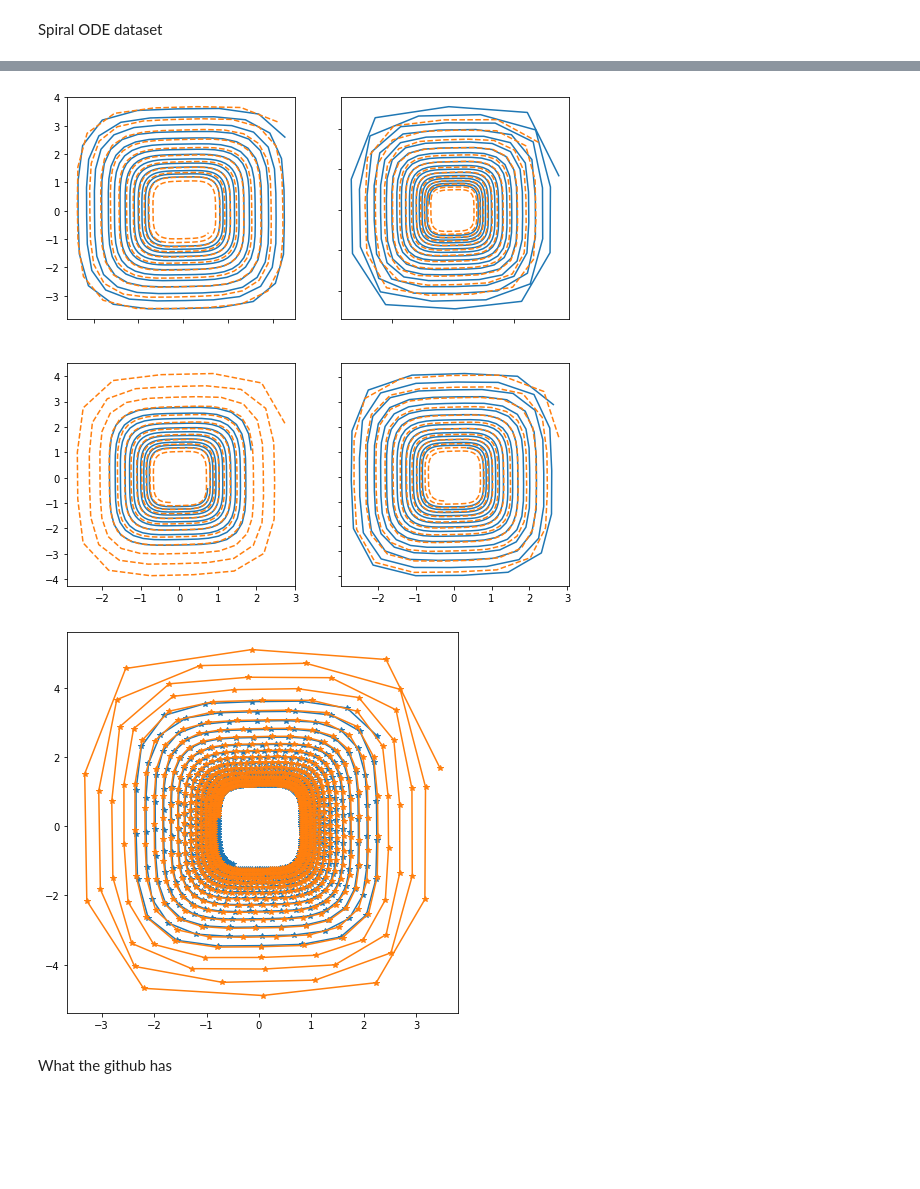
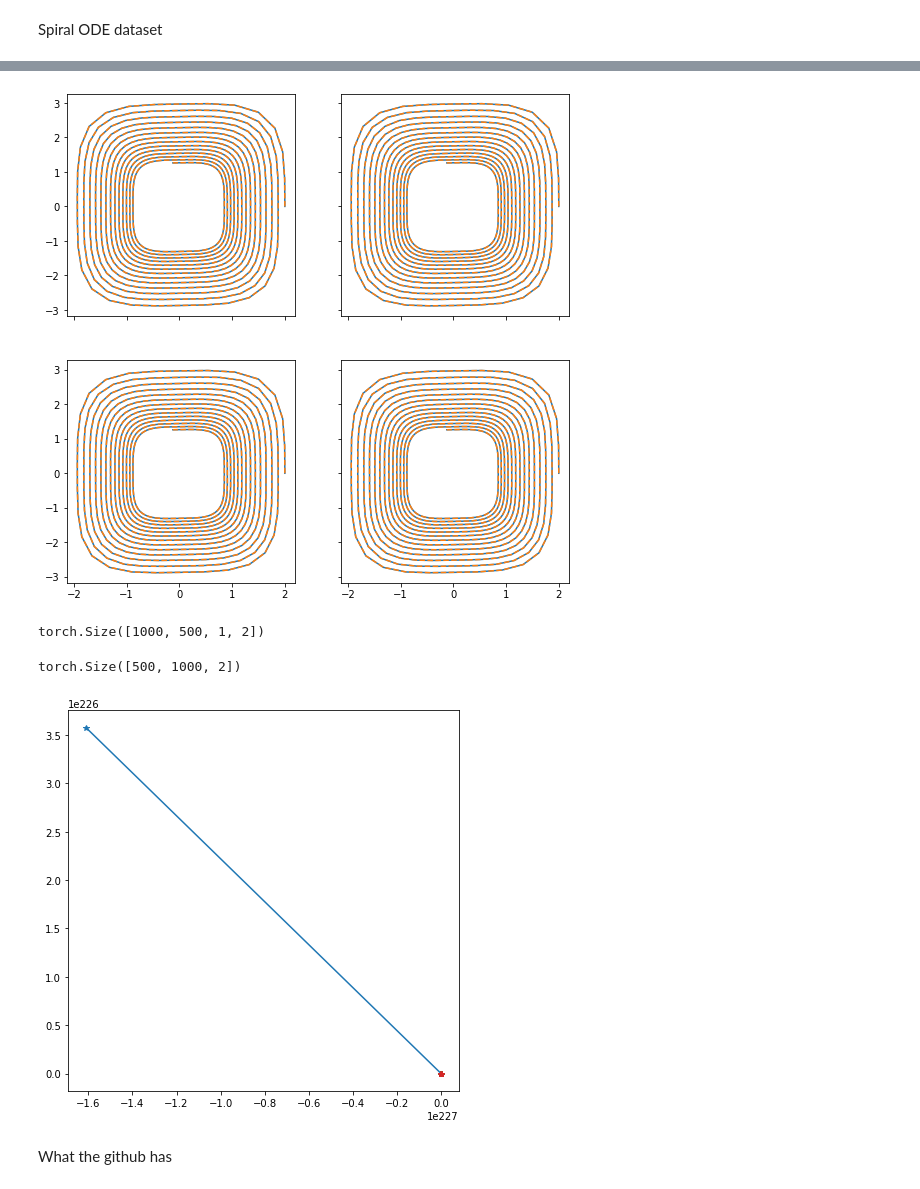
Before and after one commit to IlzeAmandaA/MoNODE, a Jupyter notebook: rnd.ipynb, the cells around one changed output, grey strips where cells are left out. Cells and saved outputs as stored; diff of their text form; code cells hidden in the pictures; blank space fills up the shorter version.

Commit message:
updated minor things, change spiral dataset

```diff
--- a/rnd.ipynb
+++ b/rnd.ipynb
@@ -41,16 +41,18 @@ def gen_spiral_data(data_path, N=500, T=1000, dt=0.01):
 		return (x**3) @ A
 
 	#coefficients
-	A  = torch.tensor(np.array([[-0.1, 10.0], [-2.0, -0.1]])) + torch.rand((2,2))*0.1
+	A  = torch.tensor(np.array([[-0.1, 2.0], [-2.0, -0.1]])) + torch.rand((N,2,2))*0.1
+	print(A)
 
 	#ode
 	odef_ = lambda t,x: odef(t,x,A)
 
 	#starting points
-	X0 = torch.tensor(np.random.uniform(low=1, high=3, size=(N,2)))
+	#X0 = torch.tensor([[2., 0.]], dtype=A.dtype).repeat(N,1,1)
+	X0 = torch.tensor(np.random.uniform(low=1, high=3, size=(N,1,2)))  #N,2
 	X0 = X0 + 1*torch.rand_like(X0)
 	ts = torch.arange(T)*dt
 
 	#generate sequences
-	Xt = odeint(odef_, X0, ts, method='dopri5') # T,N,dim
+	Xt = odeint(odef_, X0, ts, method='dopri5') # T,N,dim dopri5
 	return Xt
@@ -98,16 +123,28 @@ def plot_spiral(X, Xrec, show=False, fname='predictions.png', N=None, D=None, C=
         plt.savefig(fname)
         plt.close()
 # %%
-plot_spiral(zv, xt.unsqueeze(0), show=True, N=2, C=2)
+plot_spiral(xt, xt.unsqueeze(0), show=True, N=2, C=2)
 # %% [output]
-[figure, old version]
+[figure, new version]
+# %%
+xt.shape
+# %% [output]
+torch.Size([1000, 500, 1, 2])
+# %%
+xt = xt.permute(1,0,2,3)
+# %%
+xt  = xt.reshape((500,1000,2))
+# %%
+xt.shape
+# %% [output]
+torch.Size([500, 1000, 2])
 # %%
 plt.figure(1,(7,7))
-for i in range(2):
-    plt.plot(xt[i,:,0], xt[i,:,1], '*-')
+for i in range(4):
+    plt.plot(xt[i,:40,0], xt[i,:40,1], '*-')
 plt.show()
 # %% [output]
-[figure, old version]
+[figure, new version]
 # %% [markdown]
 What the github has
 # %%
```
Also changed, not shown: parts of 2 cells of this notebook, 7 other files.
